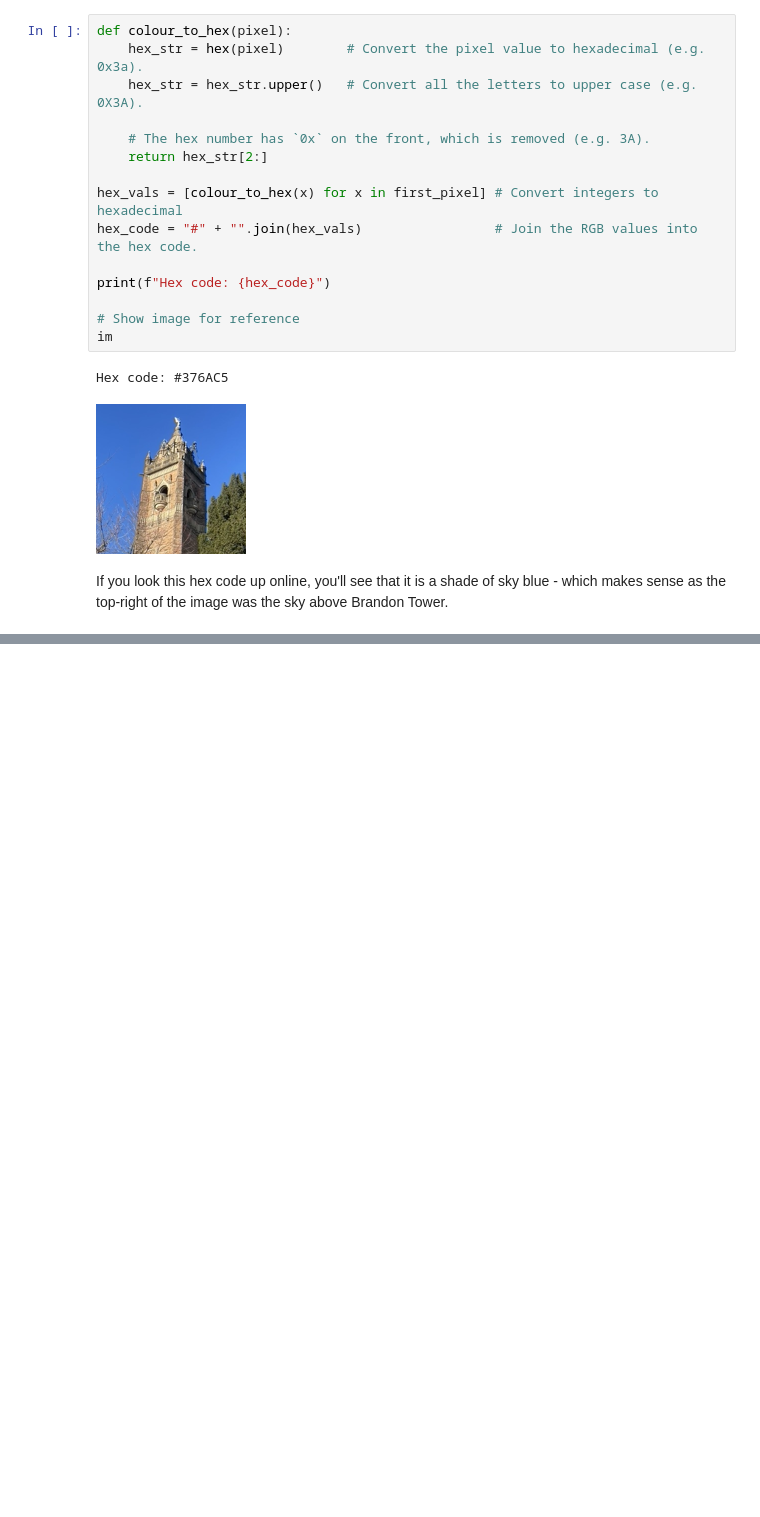
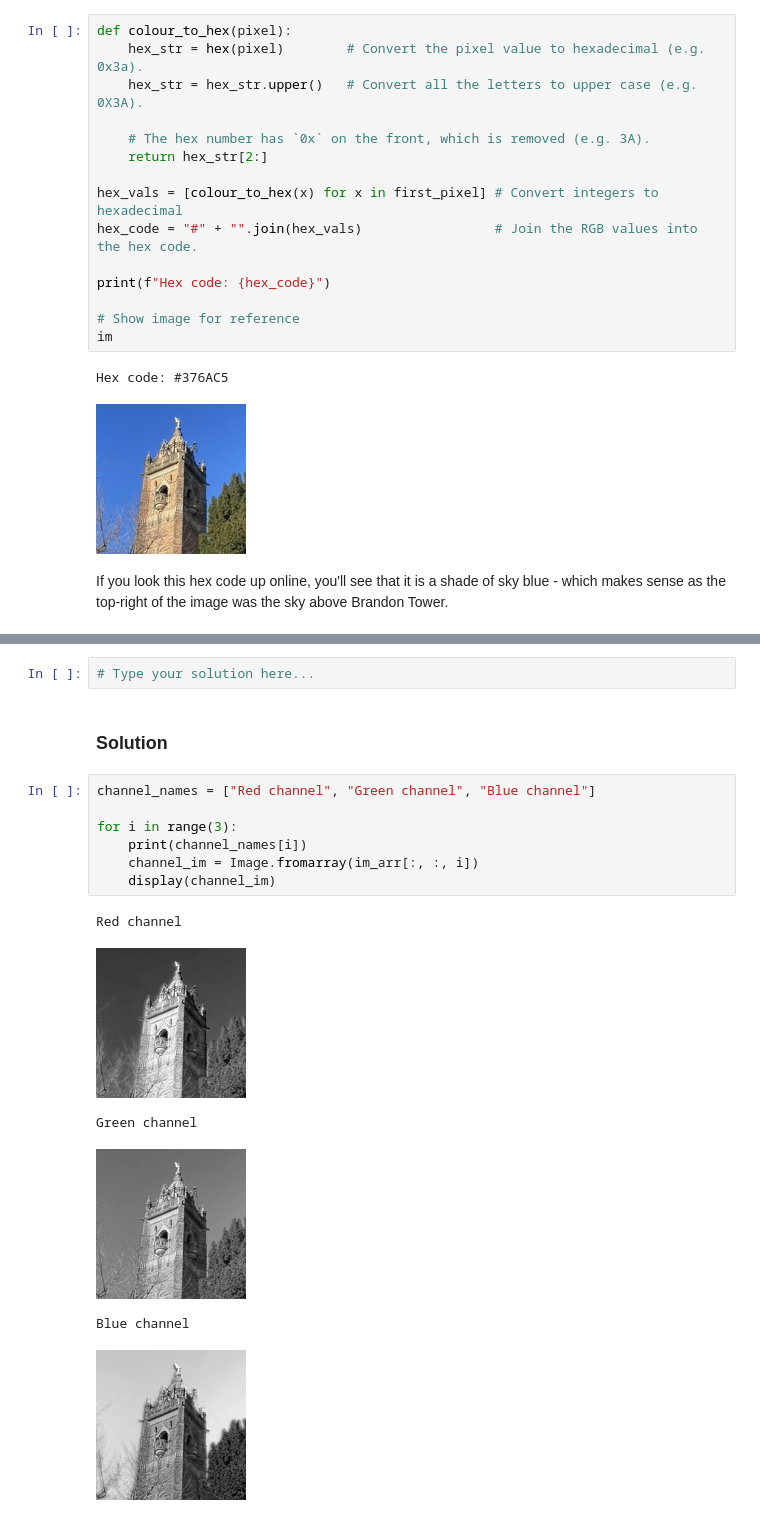
Before and after one commit to letsdodigital/coding-hands-on, a Jupyter notebook: dair/module-1/working_with_images.ipynb, the cells around one changed output, grey strips where cells are left out. Saved outputs shown, nothing was run; the diff lists cells and outputs as text; blank space fills up the shorter version.

```diff
--- a/dair/module-1/working_with_images.ipynb
+++ b/dair/module-1/working_with_images.ipynb
@@ -273,0 +320,18 @@ If you look this hex code up online, you'll see that it is a shade of sky blue -
+# %%
+# Type your solution here...
+# %% [markdown]
+### Solution
+# %%
+channel_names = ["Red channel", "Green channel", "Blue channel"]
+
+for i in range(3):
+    print(channel_names[i])
+    channel_im = Image.fromarray(im_arr[:, :, i])
+    display(channel_im)
+# %% [output]
+Red channel
+[figure, added]
+Green channel
+[figure, added]
+Blue channel
+[figure, added]
```
Also changed, not shown: parts of 11 cells of this notebook.
